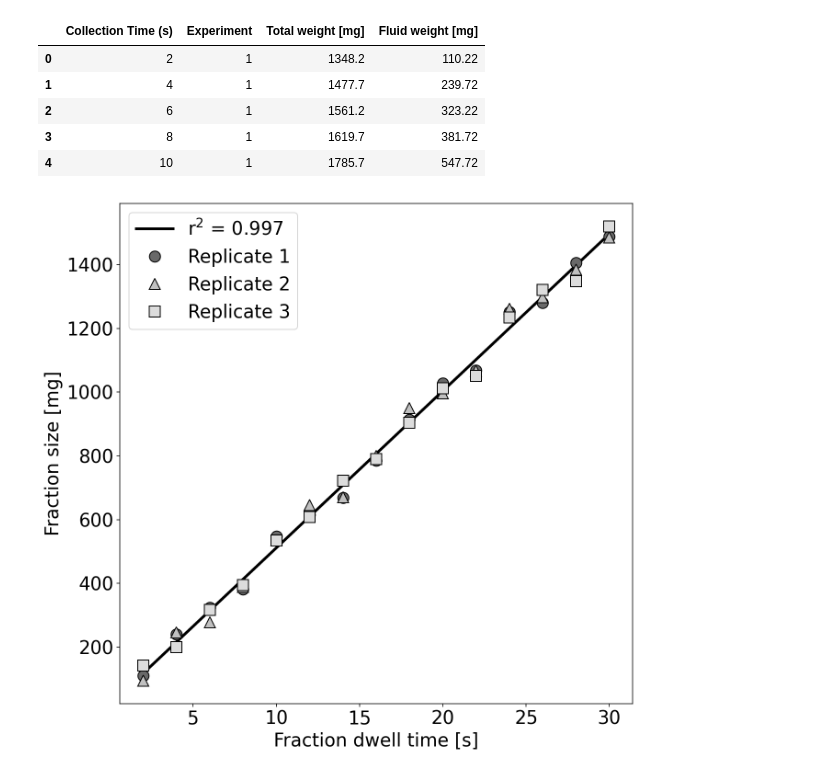
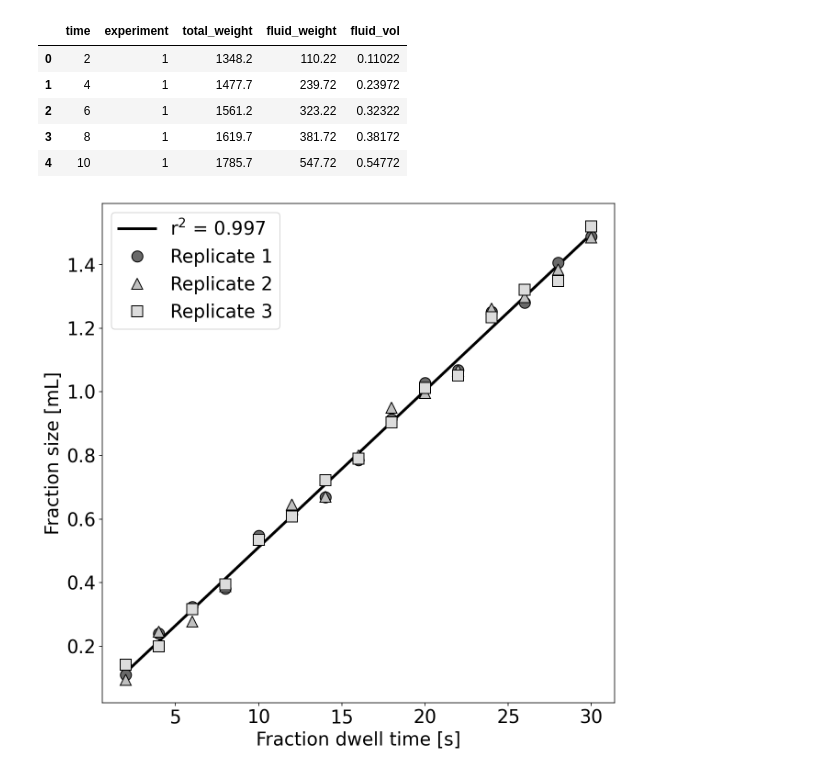
Before and after one commit to pachterlab/colosseum, a Jupyter notebook: analysis/constant_flowrate.ipynb, the cells around one changed output. Saved outputs shown, nothing was run; the diff lists cells and outputs as text; code cells hidden in the pictures.

Commit message:
updated plot

```diff
--- a/analysis/constant_flowrate.ipynb
+++ b/analysis/constant_flowrate.ipynb
@@ -28,43 +26,53 @@ df = pd.read_csv("/content/colosseum/data/experiment_2.txt", sep="\t")
+# %%
+df = pd.read_csv("/content/colosseum/data/experiment_2.txt", sep="\t")
+
+columns = {"Collection Time (s)": "time",
+           "Experiment":	"experiment",
+           "Total weight [mg]": "total_weight",
+           "Fluid weight [mg]":	"fluid_weight"}
+
+df = df.rename(columns=columns)
+df["fluid_vol"] = df["fluid_weight"]/1000
 # %%
 df.head()
 # %% [output]
-|  | Collection Time (s) | Experiment | Total weight [mg] | Fluid weight [mg] |
-| 0 | 2 | 1 | 1348.2 | 110.22 |
-| 1 | 4 | 1 | 1477.7 | 239.72 |
-| 2 | 6 | 1 | 1561.2 | 323.22 |
-| 3 | 8 | 1 | 1619.7 | 381.72 |
-| 4 | 10 | 1 | 1785.7 | 547.72 |
+|  | time | experiment | total_weight | fluid_weight | fluid_vol |
+| 0 | 2 | 1 | 1348.2 | 110.22 | 0.11022 |
+| 1 | 4 | 1 | 1477.7 | 239.72 | 0.23972 |
+| 2 | 6 | 1 | 1561.2 | 323.22 | 0.32322 |
+| 3 | 8 | 1 | 1619.7 | 381.72 | 0.38172 |
+| 4 | 10 | 1 | 1785.7 | 547.72 | 0.54772 |
 # %%
-experiments = np.unique(df["Experiment"].values)
+experiments = np.unique(df["experiment"].values)
 tpts = np.arange(2, 32, 2)
-means = df.groupby(["Collection Time (s)"])["Fluid weight [mg]"].mean()
+means = df.groupby(["time"])["fluid_vol"].mean()
 # %%
 slope, intercept, r_value, p_value, std_err = stats.linregress(tpts, means)
 # %%
 fig, ax = plt.subplots(figsize=(10, 10))
 
 ax.plot(tpts, intercept + slope*tpts, 'black', label='r$^2$ = {:.3f}'.format(r_value**2), linewidth=3)
 
 
 shapes = ["o", "^", "s"]
 colors = ["dimgrey", "silver", "gainsboro"]
 
 for idx, exp in enumerate(experiments):
-    tmp = df[df["Experiment"] == exp]
-    cumsum = tmp["Fluid weight [mg]"].values.cumsum()
+    tmp = df[df["experiment"] == exp]
+    cumsum = tmp["fluid_vol"].values.cumsum()
 
-    ax.plot(tmp["Collection Time (s)"].values, tmp["Fluid weight [mg]"].values, label="Replicate {}".format(idx+1),linestyle='None', marker=shapes[idx], color=colors[idx], markeredgecolor='black', markersize=12)
+    ax.plot(tmp["time"].values, tmp["fluid_vol"].values, label="Replicate {}".format(idx+1),linestyle='None', marker=shapes[idx], color=colors[idx], markeredgecolor='black', markersize=12)
 
-ax.set_xlabel("Fraction dwell time [s]")
-ax.set_ylabel("Fraction size [mg]")
+ax.set(**{
+    "xlabel": "Fraction dwell time [s]",
+    "ylabel": "Fraction size [mL]"
+    })
 
 
-plt.legend()
+ax.legend()
 
-# plt.savefig("../figures/fraction_dwelltime.pdf", bbox_inches='tight')
-# plt.savefig("../figures/fraction_dwelltime.png", bbox_inches='tight', dpi=100)
-
+fig.savefig("fraction_dwelltime.png", bbox_inches='tight', dpi=300)
 
 plt.show()
 # %% [output]
-[figure, old version]
+[figure, new version]
```
Also changed, not shown: parts of 2 cells of this notebook.
